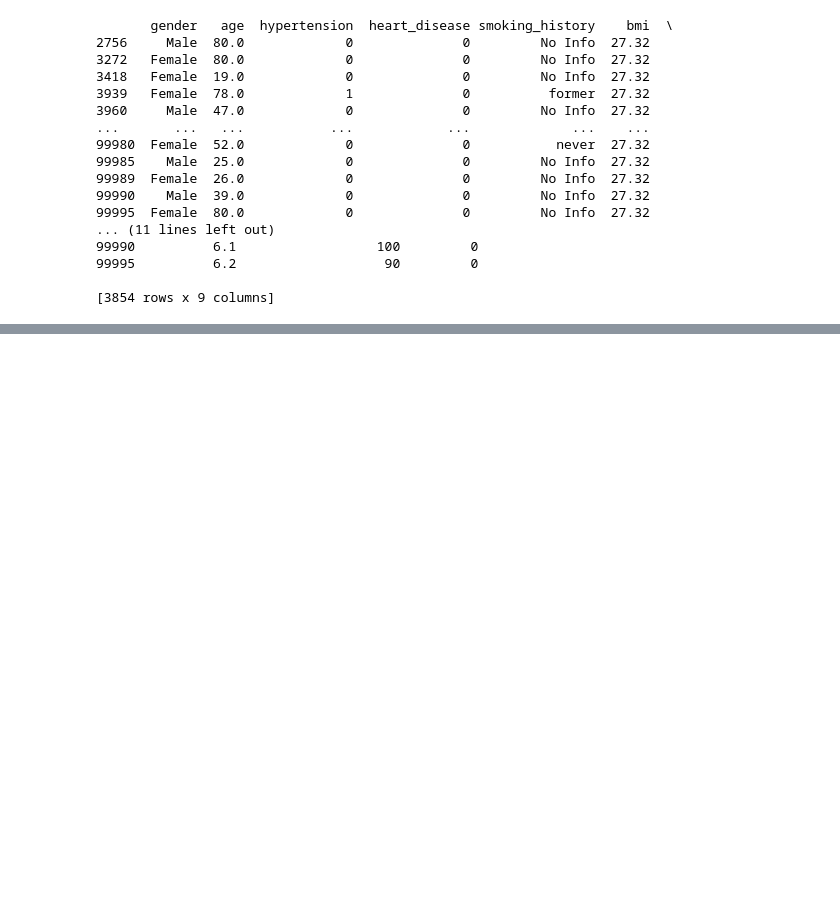
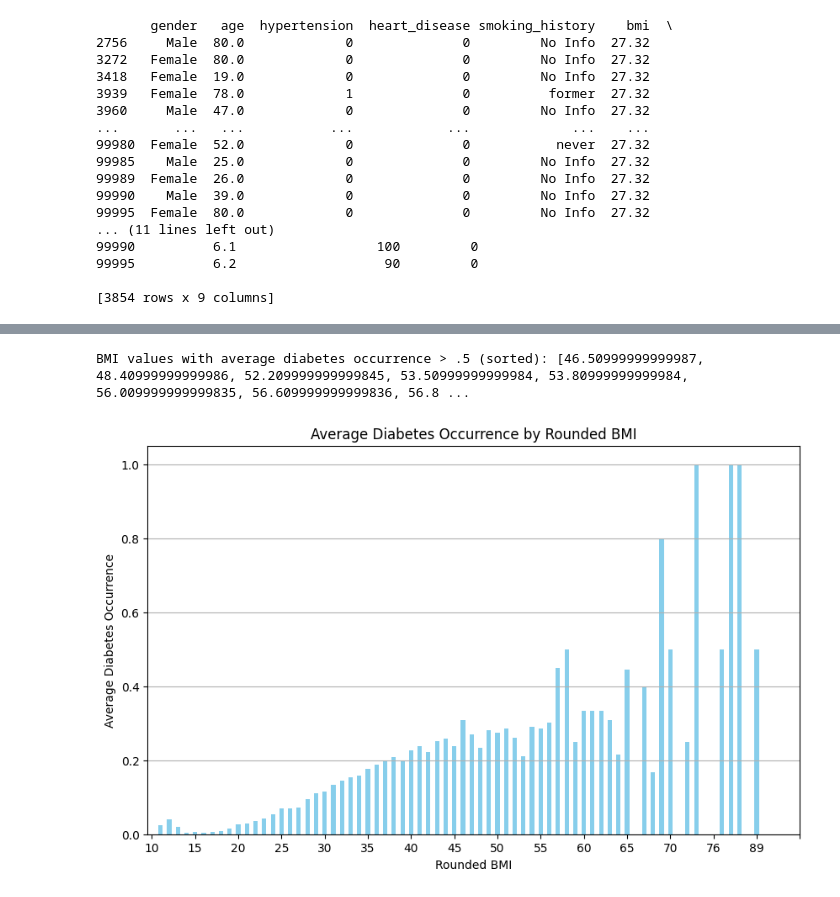
Before and after one commit to paulettepetracco/diabetes_predictive_analysis, a Jupyter notebook: analysis/script.ipynb, the cells around one changed output, grey strips where cells are left out. Saved outputs shown, nothing was run; the diff lists cells and outputs as text; code cells hidden in the pictures; blank space fills up the shorter version.

```diff
--- a/analysis/script.ipynb
+++ b/analysis/script.ipynb
@@ -45,0 +222,37 @@ NameError: name 'data' is not defined
+# %%
+# Filter the list of tuples to include only those with avg_diabetes equal to 1
+bmi_diabetes_2 = [(bmi, avg_diabetes) for bmi, avg_diabetes in bmi_diabetes_avg if bmi >= 18.5]
+bmi_diabetes_2 = [(bmi, avg_diabetes) for bmi, avg_diabetes in bmi_diabetes_avg if bmi <= 40]
+bmi_diabetes_2 = [(bmi, avg_diabetes) for bmi, avg_diabetes in bmi_diabetes_avg if avg_diabetes > .5]
+
+# Extract the BMI values from the filtered list
+bmi_values_diabetes_2 = [bmi for bmi, _ in bmi_diabetes_2]
+
+# Sort the BMI values from smallest to largest
+sorted_bmi_values_diabetes_2 = sorted(bmi_values_diabetes_2)
+
+# Display the sorted BMI values
+print("BMI values with average diabetes occurrence > .5 (sorted):", sorted_bmi_values_diabetes_2)
+# %% [output]
+BMI values with average diabetes occurrence > .5 (sorted): [46.50999999999987, 48.40999999999986, 52.209999999999845, 53.50999999999984, 53.80999999999984, 56.009999999999835, 56.609999999999836, 56.8 ...
+# %%
+# Group the data by rounded BMI and calculate the average diabetes occurrence for each rounded BMI value
+data['rounded_bmi'] = np.round(data['bmi']).astype(int)
+avg_diabetes_by_bmi = data.groupby('rounded_bmi')['diabetes'].mean()
+
+# Create a bar plot
+plt.figure(figsize=(10, 6))
+avg_diabetes_by_bmi.plot(kind='bar', color='skyblue')
+
+# Set labels and title
+plt.xlabel('Rounded BMI')
+plt.ylabel('Average Diabetes Occurrence')
+plt.title('Average Diabetes Occurrence by Rounded BMI')
+
+# Show plot
+plt.grid(axis='y')
+plt.xticks(np.arange(0, 80, 5), rotation=0)
+plt.xticks(rotation=0)
+plt.show()
+# %% [output]
+[figure, added]
```
Also changed, not shown: parts of 22 cells of this notebook.
